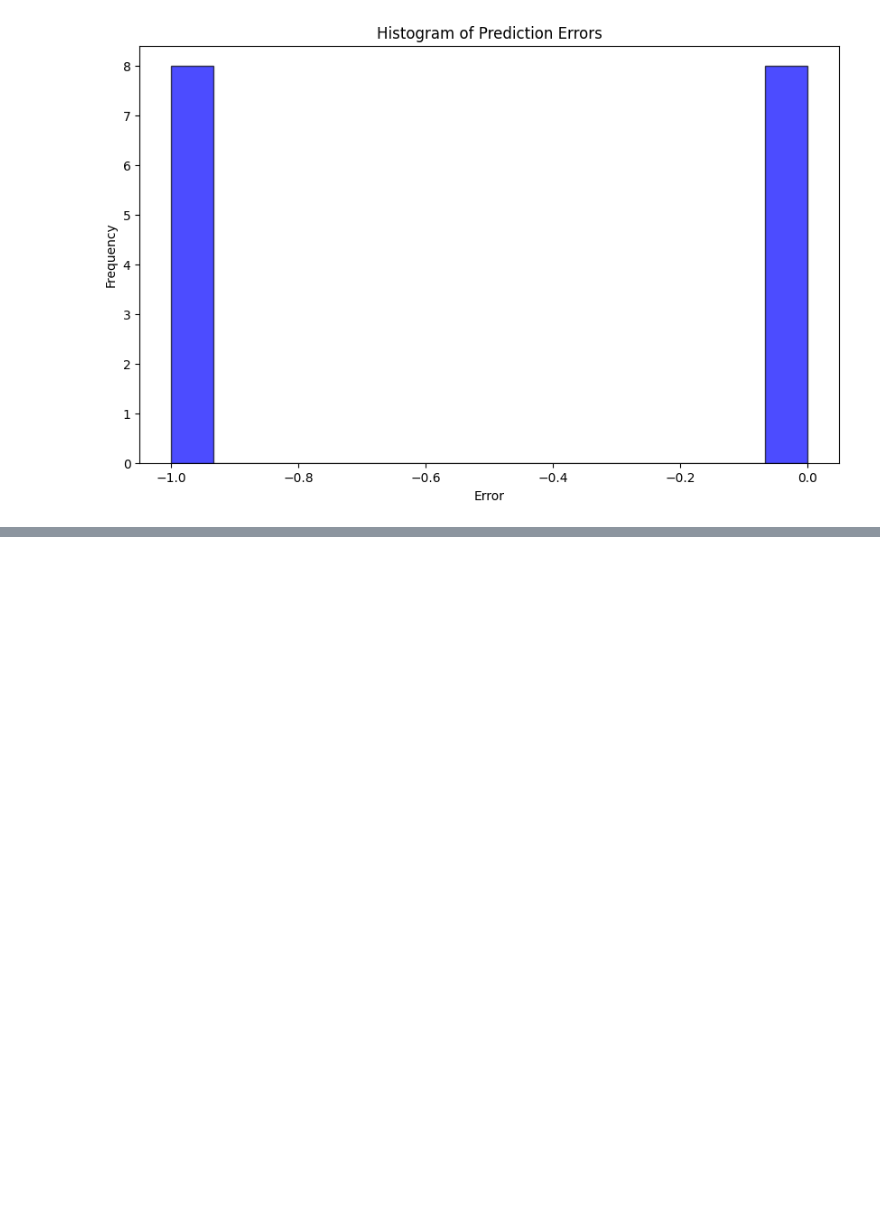
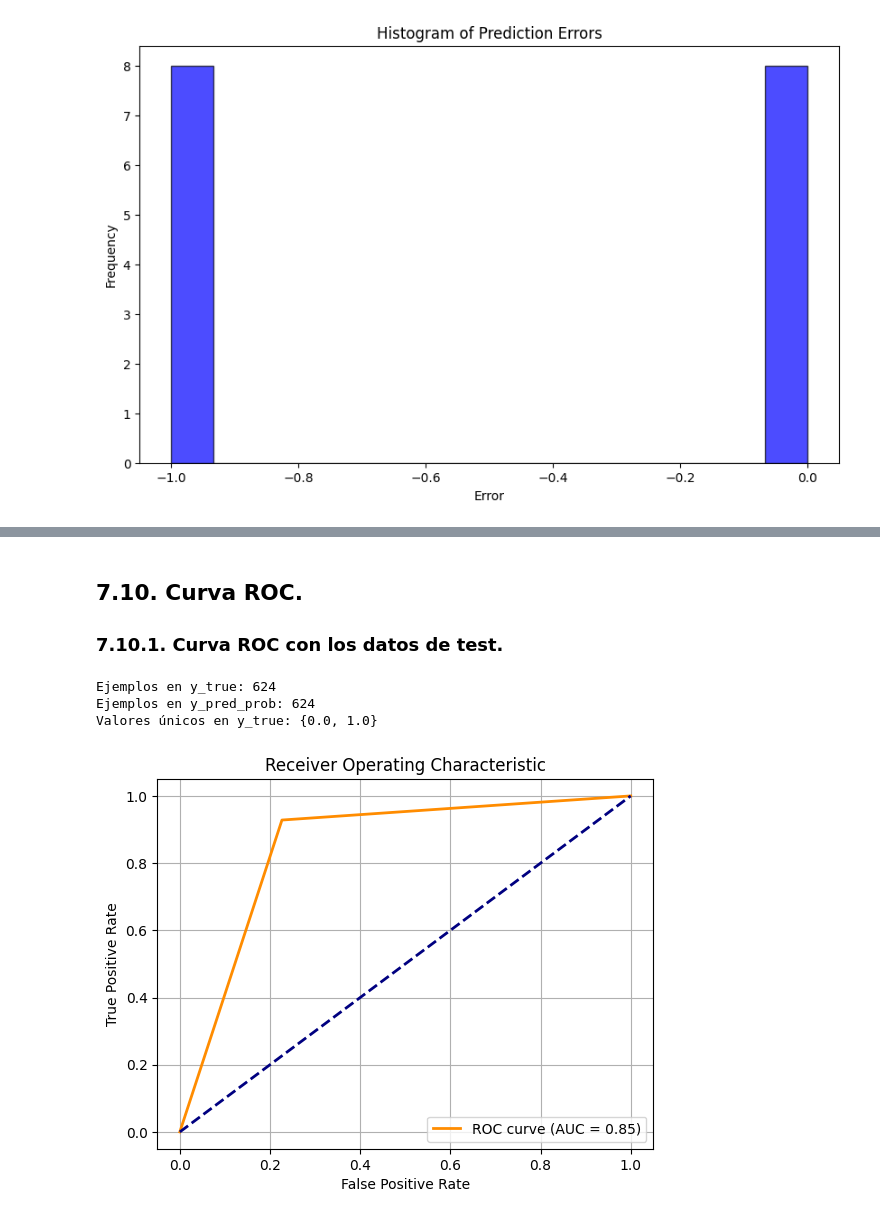
Before and after one commit to luisca990/CapstoneSamsung, a Jupyter notebook: AIRE_LCAS.ipynb, the cells around one changed output, grey strips where cells are left out. Saved outputs shown, nothing was run; the diff lists cells and outputs as text; code cells hidden in the pictures; blank space fills up the shorter version.

```diff
--- a/AIRE_LCAS.ipynb
+++ b/AIRE_LCAS.ipynb
@@ -1978,0 +2341,28 @@ plt.show()
+# %% [markdown]
+## 7.10. Curva ROC.
+### 7.10.1. Curva ROC con los datos de test.
+# %%
+print("Ejemplos en y_true:", len(y_true_val))
+print("Ejemplos en y_pred_prob:", len(y_pred_prob))
+print("Valores únicos en y_true:", set(y_true_val))
+# %% [output]
+Ejemplos en y_true: 624
+Ejemplos en y_pred_prob: 624
+Valores únicos en y_true: {0.0, 1.0}
+# %%
+# Convertir a arrays
+
+fpr, tpr, _ = roc_curve(y_true_val, y_pred_prob)  # usa las probabilidades, no etiquetas
+roc_auc = auc(fpr, tpr)
+
+plt.figure()
+plt.plot(fpr, tpr, color='darkorange', lw=2, label=f'ROC curve (AUC = {roc_auc:.2f})')
+plt.plot([0, 1], [0, 1], color='navy', lw=2, linestyle='--')
+plt.xlabel('False Positive Rate')
+plt.ylabel('True Positive Rate')
+plt.title('Receiver Operating Characteristic')
+plt.legend(loc="lower right")
+plt.grid(True)
+plt.show()
+# %% [output]
+[figure, added]
```
Also changed, not shown: parts of 47 cells of this notebook, 9 other files.
